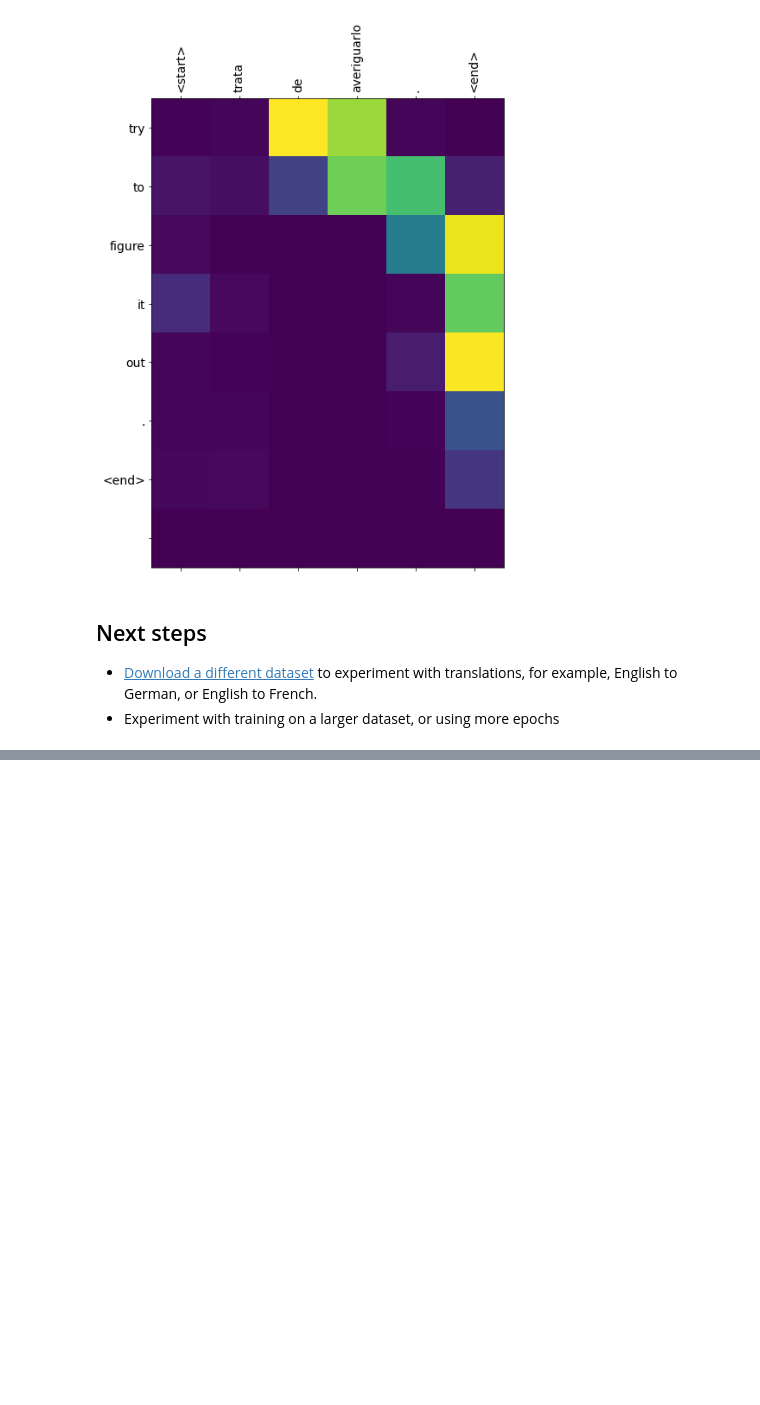
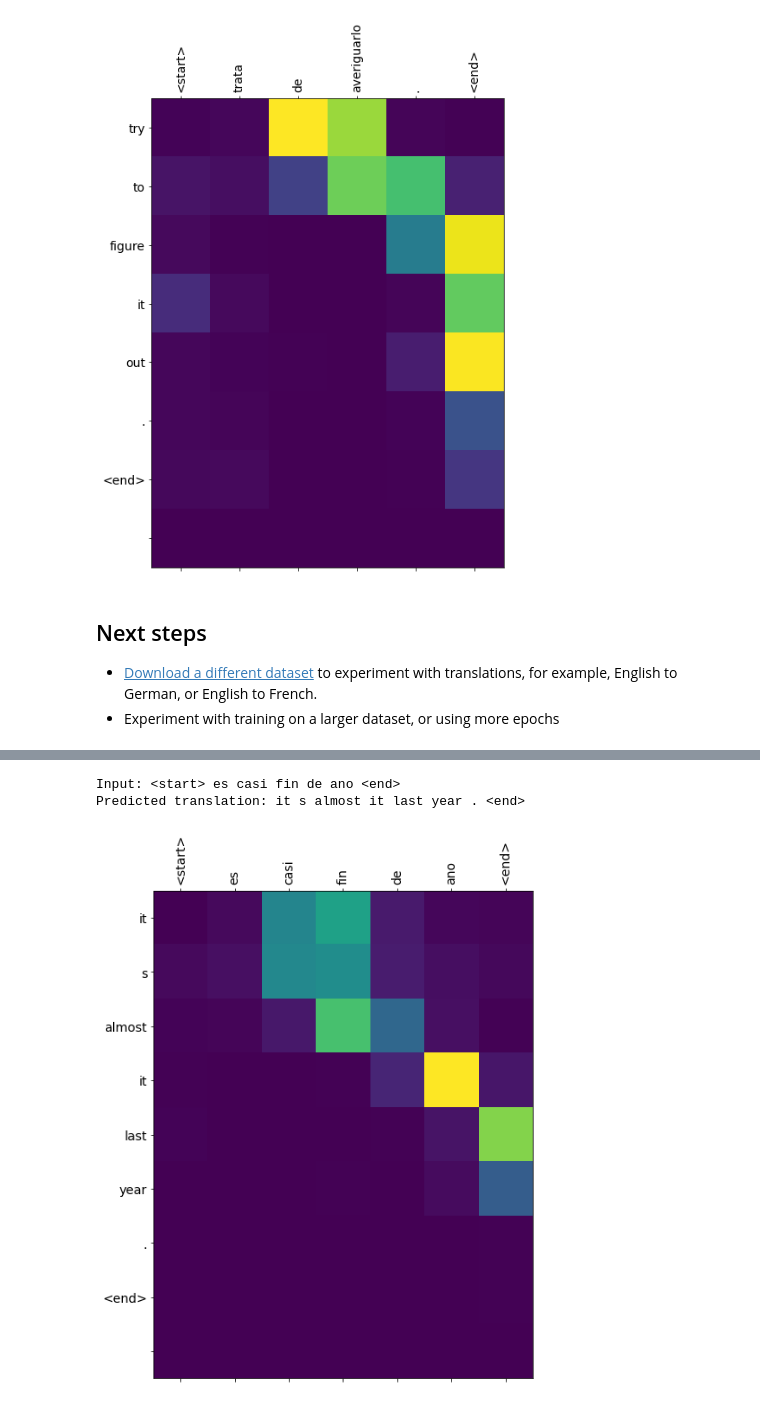
Before and after one commit to Niko-k98/Machine-Learning-class, a Jupyter notebook: nmt_with_attention.ipynb, the cells around one changed output, grey strips where cells are left out. Drawn from its saved outputs; the diff is of its cells as text; code cells hidden in the pictures; blank space fills up the shorter version.

```diff
--- a/nmt_with_attention.ipynb
+++ b/nmt_with_attention.ipynb
@@ -583,0 +596,6 @@ Predicted translation: try to figure it out . <end>
+# %%
+translate(u'es casi fin de año')
+# %% [output]
+Input: <start> es casi fin de ano <end>
+Predicted translation: it s almost it last year . <end>
+[figure, added]
```
Also changed, not shown: parts of 3 cells of this notebook.
